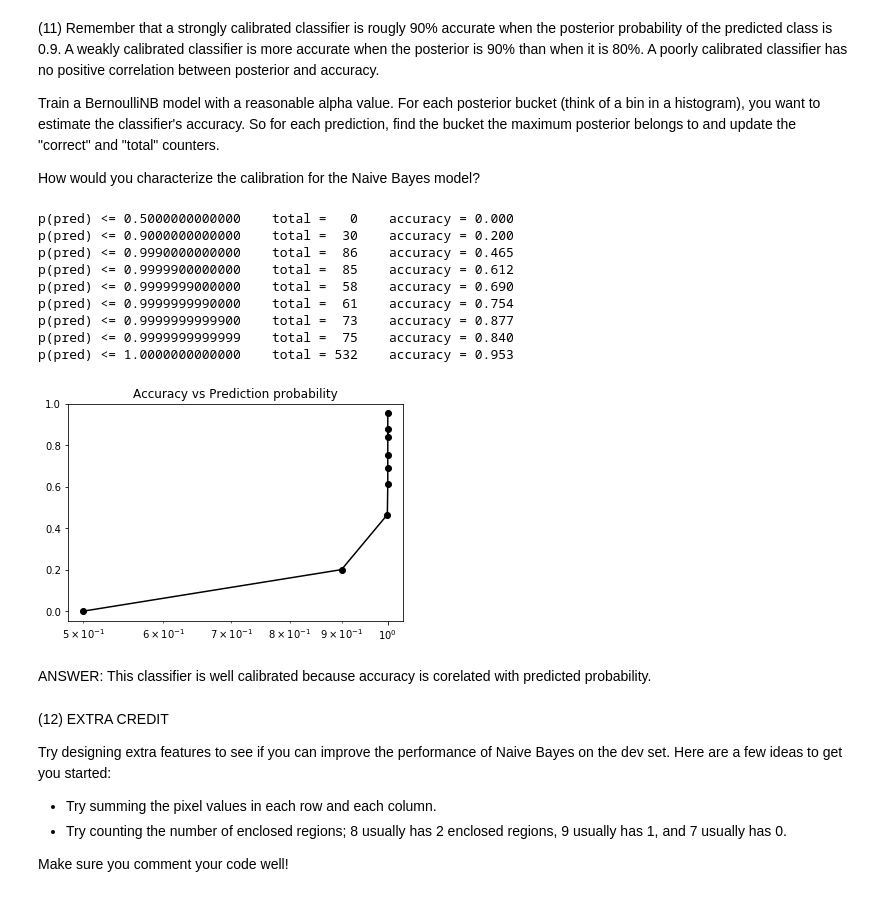
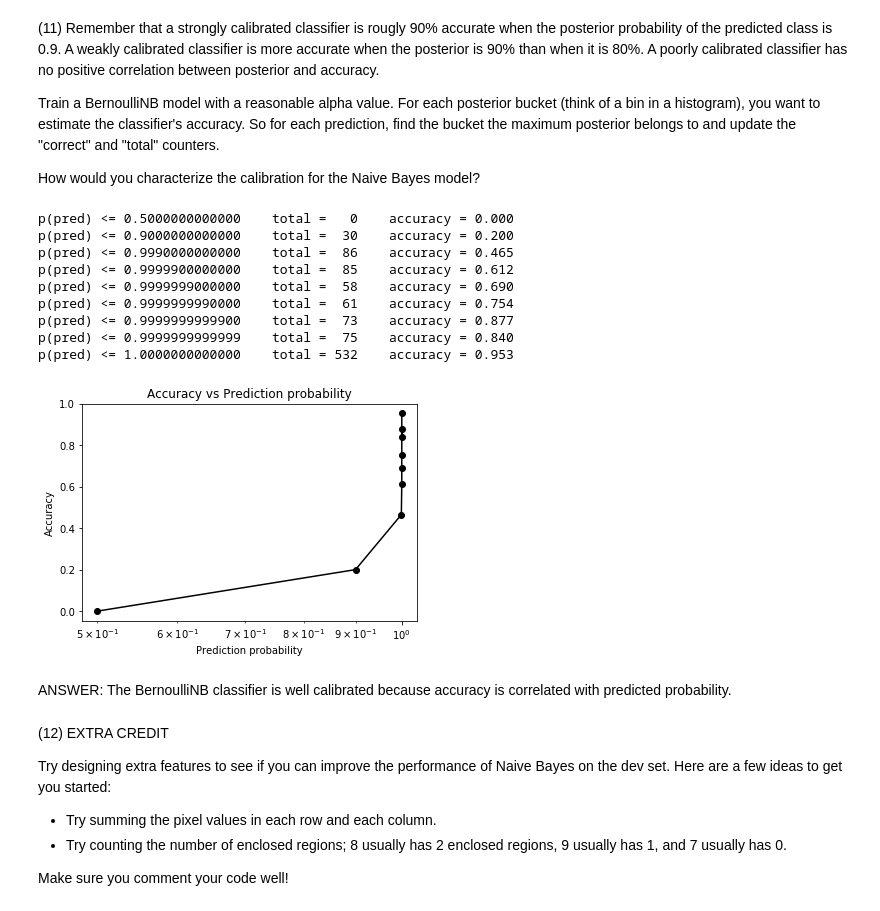
Before and after one commit to SombiriX/w207_git, a Jupyter notebook: project1/sombiri_enwemeka_p1.ipynb, the cells around one changed output. Cells and saved outputs as stored; diff of their text form; code cells hidden in the pictures.

Commit message:
Added answer for P12
- 3.2% prediction accuracy increase!
- Added axis labels to plot in P11

```diff
--- a/project1/sombiri_enwemeka_p1.ipynb
+++ b/project1/sombiri_enwemeka_p1.ipynb
@@ -710,42 +710,44 @@ def P11(buckets, correct, total):
         "ko-")
     plt.xscale('log')
     plt.title('Accuracy vs Prediction probability')
+    plt.xlabel('Prediction probability')
+    plt.ylabel('Accuracy')
 
     return (correct, total)
 ## STUDENT END ###
 
 buckets = [0.5,
            0.9,
            0.999,
            0.99999,
            0.9999999,
            0.999999999,
            0.99999999999,
            0.9999999999999,
            1.0]
 correct = [0 for i in buckets]
 total = [0 for i in buckets]
 
 P11(buckets, correct, total)
 
 for i in range(len(buckets)):
     accuracy = 0.0
     if (total[i] > 0): accuracy = 1.0 * correct[i] / total[i]
     print 'p(pred) <= %.13f    total = %3d'\
     '    accuracy = %.3f' % (buckets[i], total[i], accuracy)
 # %% [output]
 p(pred) <= 0.5000000000000    total =   0    accuracy = 0.000
 p(pred) <= 0.9000000000000    total =  30    accuracy = 0.200
 p(pred) <= 0.9990000000000    total =  86    accuracy = 0.465
 p(pred) <= 0.9999900000000    total =  85    accuracy = 0.612
 p(pred) <= 0.9999999000000    total =  58    accuracy = 0.690
 p(pred) <= 0.9999999990000    total =  61    accuracy = 0.754
 p(pred) <= 0.9999999999900    total =  73    accuracy = 0.877
 p(pred) <= 0.9999999999999    total =  75    accuracy = 0.840
 p(pred) <= 1.0000000000000    total = 532    accuracy = 0.953
-[figure, old version]
+[figure, new version]
 # %% [markdown]
-ANSWER: This classifier is well calibrated because accuracy is corelated with predicted probability.
+ANSWER: The BernoulliNB classifier is well calibrated because accuracy is correlated with predicted probability.
 # %% [markdown]
 (12) EXTRA CREDIT
 
```
Also changed, not shown: parts of 3 cells of this notebook.
